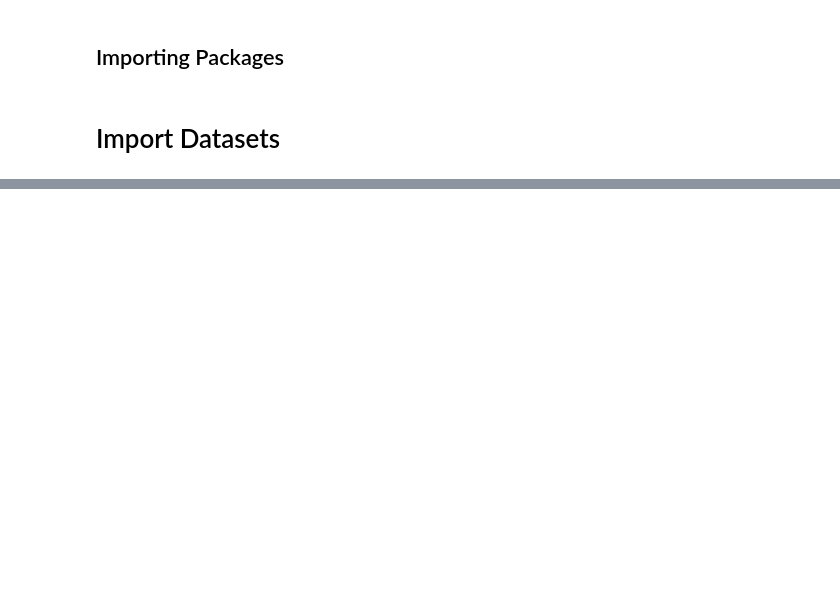
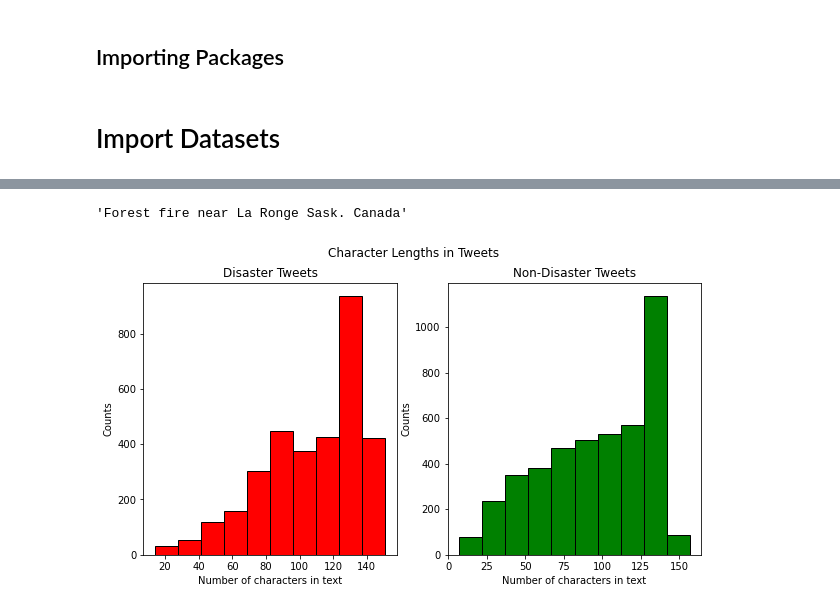
Before and after one commit to choi-b/Twitter_DisasterPrediction, a Jupyter notebook: Twitter_Analysis.ipynb, the cells around one changed output, grey strips where cells are left out. Saved outputs shown, nothing was run; the diff lists cells and outputs as text; code cells hidden in the pictures; blank space fills up the shorter version.

```diff
--- a/Twitter_Analysis.ipynb
+++ b/Twitter_Analysis.ipynb
@@ -47,0 +91,24 @@ test = pd
+# %%
+#For example, this one has 38 spaces.
+train['text'][1]
+# %% [output]
+'Forest fire near La Ronge Sask. Canada'
+# %%
+#Plot the distribution of Tweet lengths for Disaster vs. Non-Disaster Tweets
+
+#Assign variables for the list of character lengths
+num_char_dis = train[train['target']==1]['text'].str.len()
+num_char_ndis = train[train['target']==0]['text'].str.len()
+
+#Use subplots to plot them
+fig, axs = plt.subplots(1,2, figsize=(10, 5))
+axs[0].hist(num_char_dis, color='red', edgecolor = 'black')
+axs[0].set_title('Disaster Tweets')
+axs[1].hist(num_char_ndis, color='green', edgecolor = 'black')
+axs[1].set_title('Non-Disaster Tweets')
+plt.suptitle("Character Lengths in Tweets")
+
+for ax in axs.flat:
+    ax.set(xlabel='Number of characters in text', ylabel='Counts')
+# %% [output]
+[figure, added]
```
Also changed, not shown: parts of 21 cells of this notebook, 2 other files.
